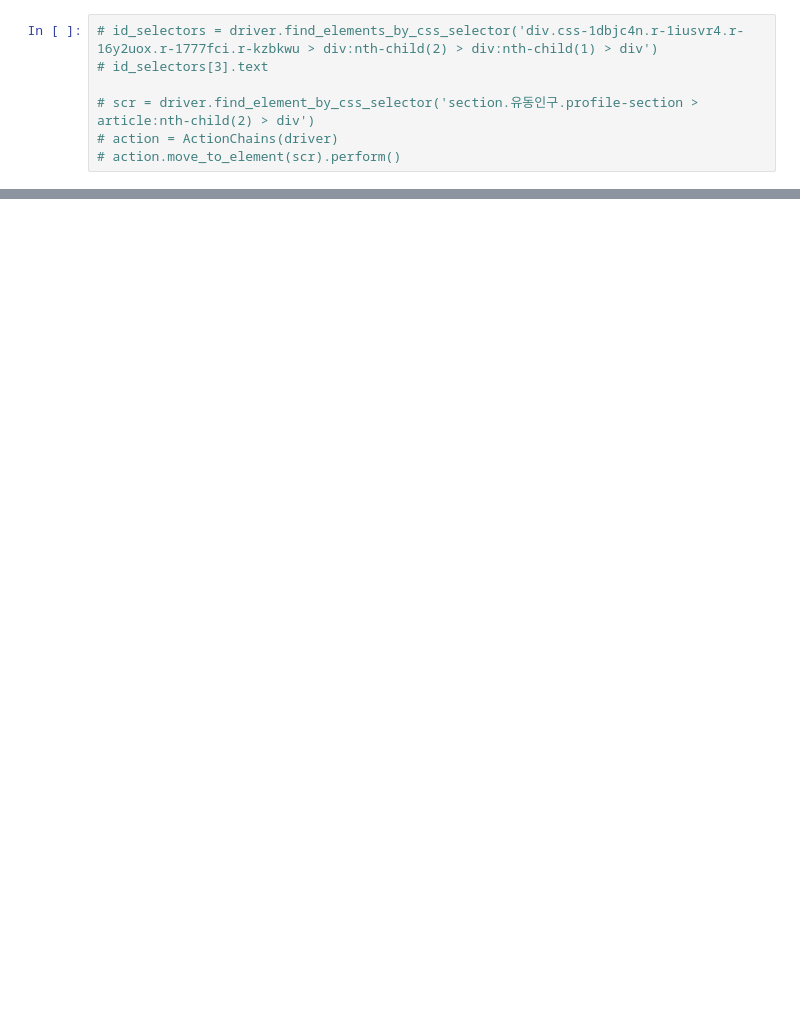
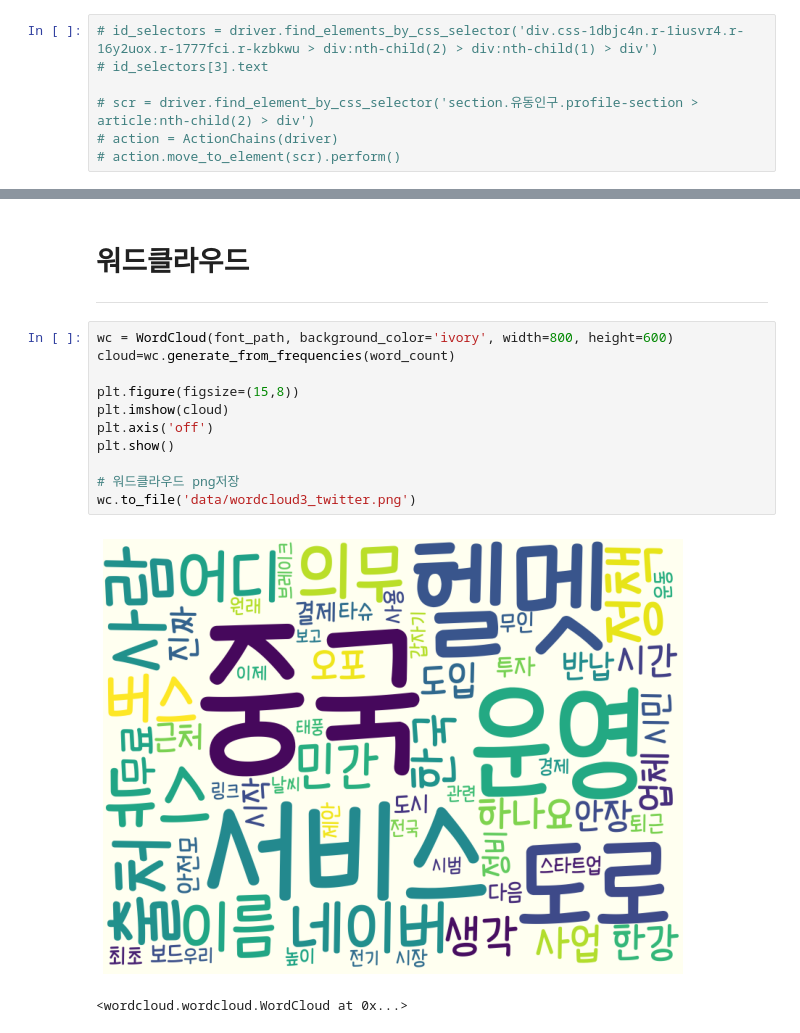
Before and after one commit to so02e/bucheon, a Jupyter notebook: yong_twitter.ipynb, the cells around one changed output, grey strips where cells are left out. Saved outputs shown, nothing was run; the diff lists cells and outputs as text; blank space fills up the shorter version.

```diff
--- a/yong_twitter.ipynb
+++ b/yong_twitter.ipynb
@@ -99,0 +220,17 @@ df.to_csv("data/ky_twiiter3.csv", index = None)
+# %% [markdown]
+# 워드클라우드
+___
+# %%
+wc = WordCloud(font_path, background_color='ivory', width=800, height=600)
+cloud=wc.generate_from_frequencies(word_count)
+
+plt.figure(figsize=(15,8))
+plt.imshow(cloud)
+plt.axis('off')
+plt.show()
+
+# 워드클라우드 png저장
+wc.to_file('data/wordcloud3_twitter.png')
+# %% [output]
+[figure, added]
+<wordcloud.wordcloud.WordCloud at 0x...>
```
Also changed, not shown: parts of 12 cells of this notebook, 11 other files.
